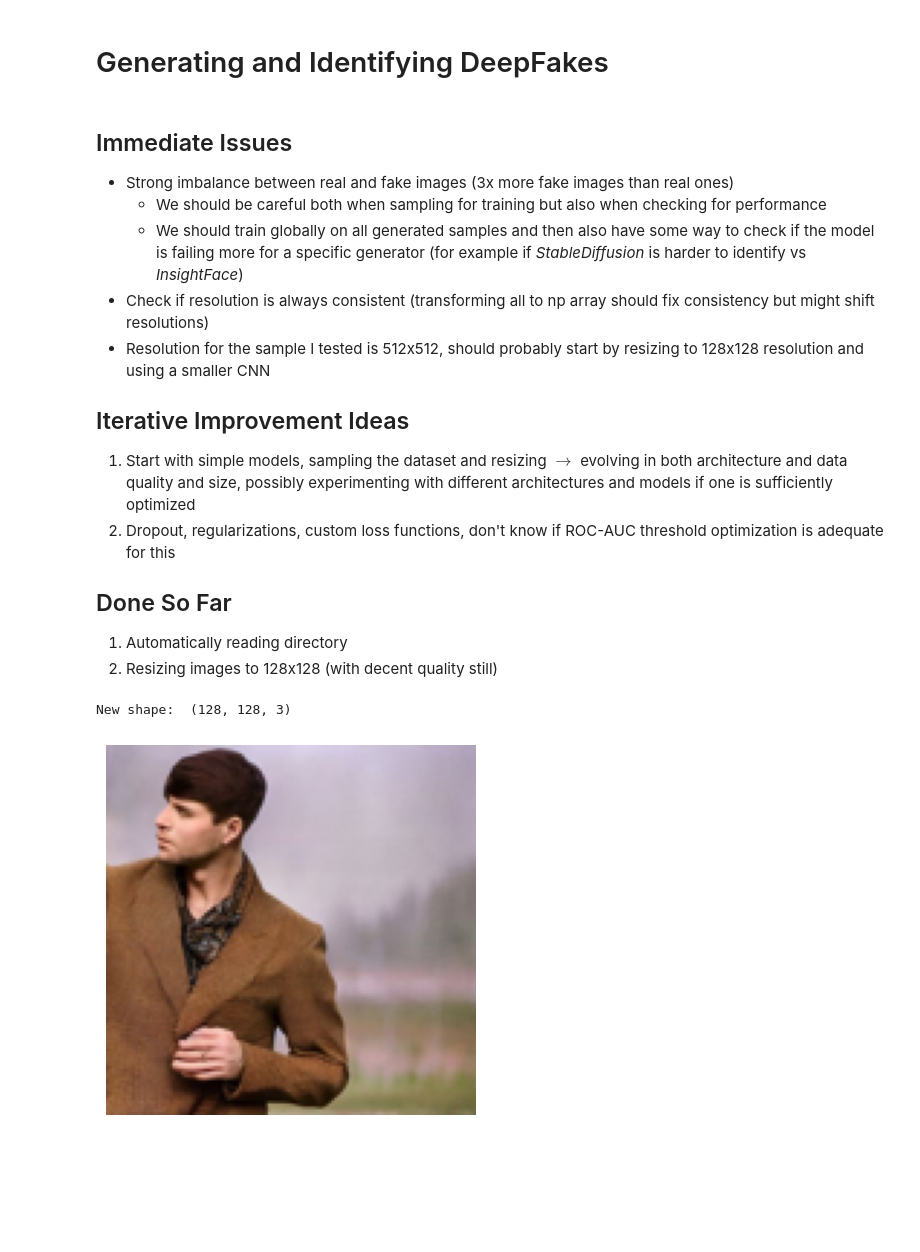
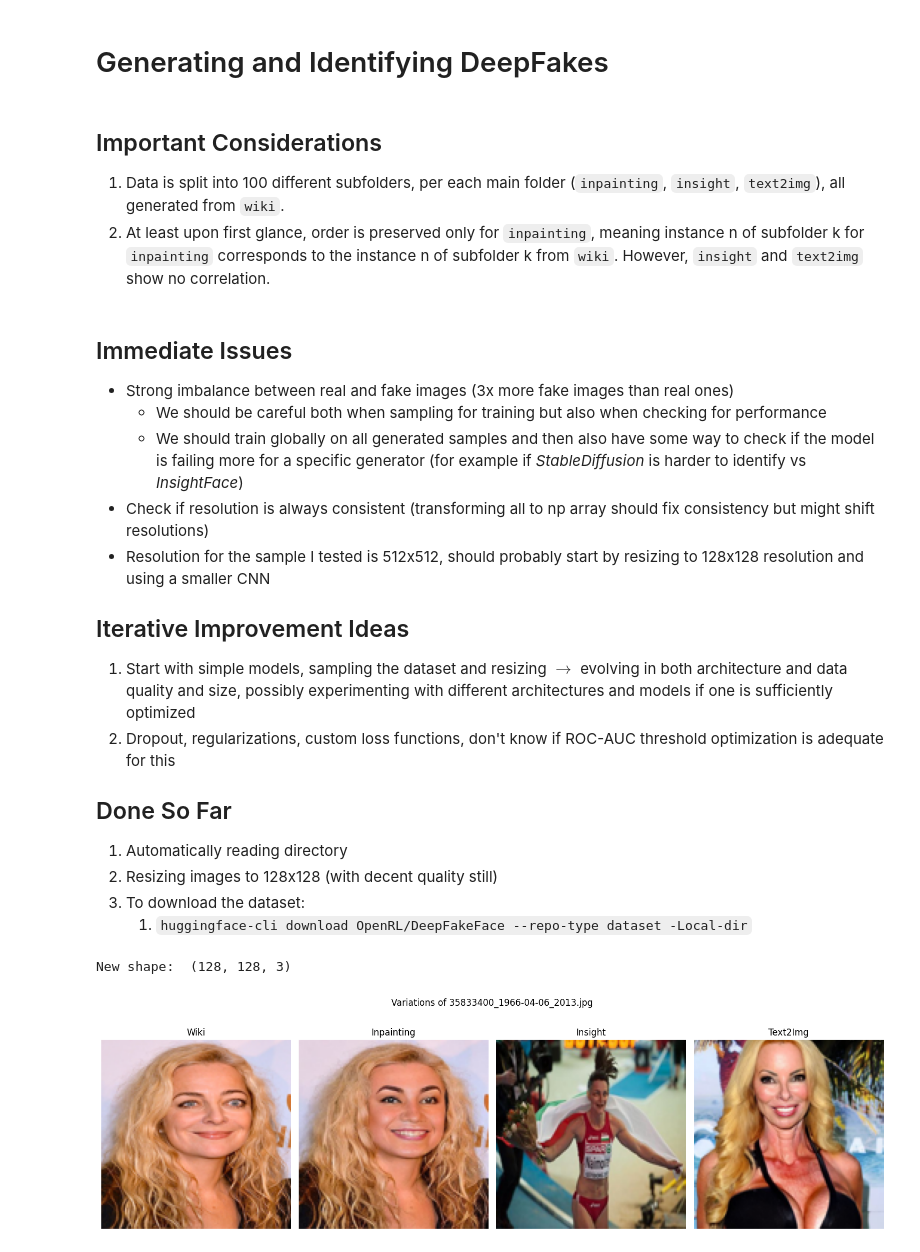
Before and after one commit to rafael-andre1/DeepFake-Image-Generation-And-Detection, a Jupyter notebook: intro.ipynb, the cells around one changed output. Cells and saved outputs as stored; diff of their text form; code cells hidden in the pictures; blank space fills up the shorter version.

Commit message:
Paths and Viewing Setup
Small considerations, viewing images side by side given relative paths

````diff
--- a/intro.ipynb
+++ b/intro.ipynb
@@ -1,5 +1,10 @@
 # %% [markdown]
 # Generating and Identifying DeepFakes
+# %% [markdown]
+## Important Considerations
+
+1. Data is split into 100 different subfolders, per each main folder (`inpainting`, `insight`, `text2img`), all generated from `wiki`.
+2. At least upon first glance, order is preserved only for `inpainting`, meaning instance n of subfolder k for `inpainting` corresponds to the instance n of subfolder k from `wiki`. However, `insight` and `text2img` show no correlation.
 # %% [markdown]
 ## Immediate Issues
 
@@ -19,6 +24,8 @@
 
 1. Automatically reading directory
 2. Resizing images to 128x128 (with decent quality still)
+3. To download the dataset:
+   1. ``` huggingface-cli download OpenRL/DeepFakeFace --repo-type dataset -Local-dir ```
 # %%
 import pandas as pd
 import os
@@ -29,10 +39,8 @@ import random
 # %%
-# Dirs
 
-IMGS_DIR = "../deepfake_imgs/inpainting"
 folder = "00"
 
-test_dir = IMGS_DIR + "/" + folder
+test_dir = WIKI_DIR + "/" + folder
 
 # Globals
 
@@ -67,9 +75,21 @@ New shape:  (128, 128, 3)
 # %%
 chosen = random.choice(list(np_dir.keys()))
 
-# Display
-plt.imshow(np_dir[chosen])
-plt.axis("off")
+directories = [WIKI_DIR, INPAINTING_DIR, INSIGHT_DIR, TEXT2IMG_DIR]
+titles = ["Wiki", "Inpainting", "Insight", "Text2Img"]
+
+fig, axes = plt.subplots(1, 4, figsize=(15, 5))
+fig.suptitle(f"Variations of {chosen}")
+
+for i, (base_dir, title) in enumerate(zip(directories, titles)):
+    img_path = f"{base_dir}/{folder}/{chosen}"
+    img = Image.open(img_path).convert("RGB")
+    img = img.resize(TARGET_SIZE, Image.BICUBIC)
+    axes[i].imshow(img)
+    axes[i].set_title(title)
+    axes[i].axis('off')
+
+plt.tight_layout()
 plt.show()
 # %% [output]
-[figure, old version]
+[figure, new version]
````
Also changed, not shown: parts of 1 cell of this notebook, 1 other file.
